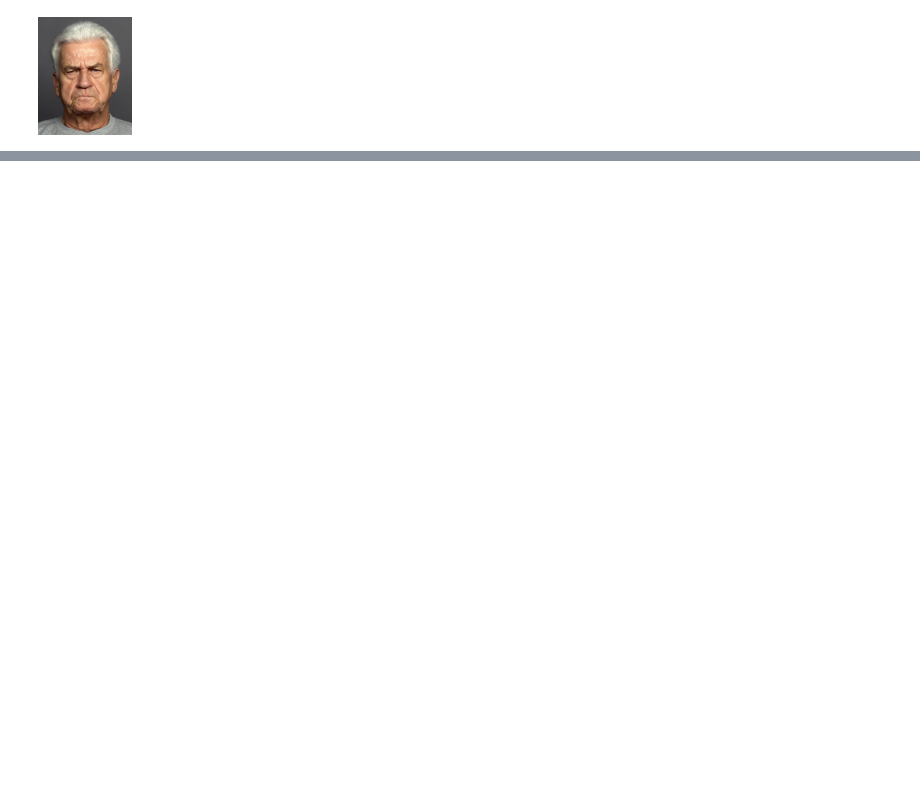
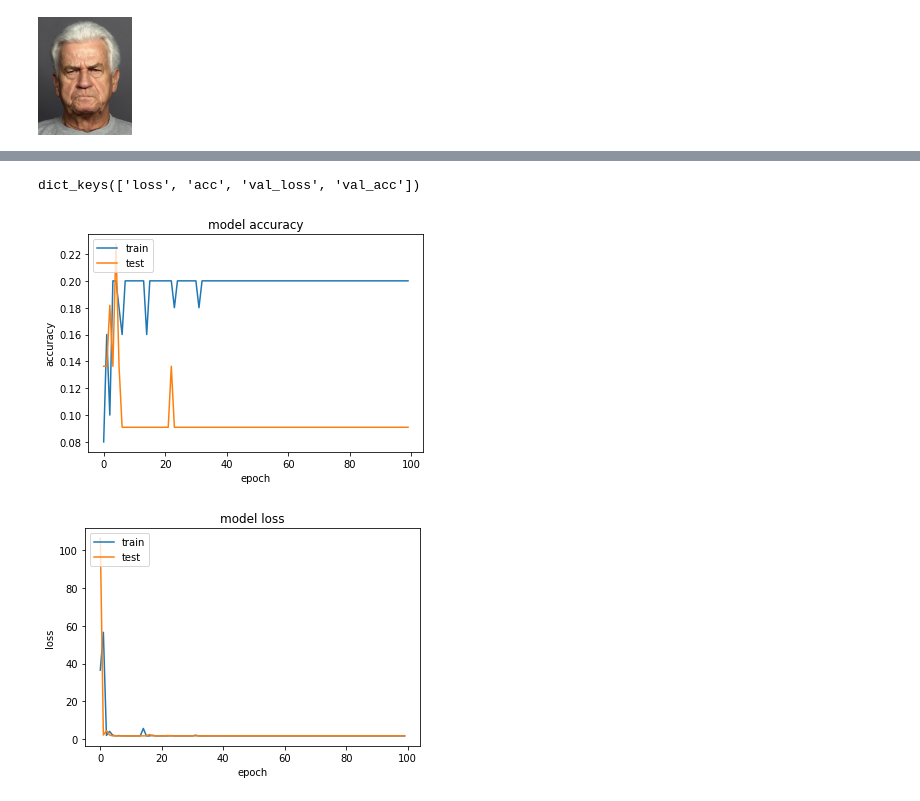
Before and after one commit to valterlucena/facial-expression-detector, a Jupyter notebook: facial_expressions_detection.ipynb, the cells around one changed output, grey strips where cells are left out. Drawn from its saved outputs; the diff is of its cells as text; code cells hidden in the pictures; blank space fills up the shorter version.

Commit message:
plota gráficos de evolução de accuracy e loss ao longo do treinamento

```diff
--- a/facial_expressions_detection.ipynb
+++ b/facial_expressions_detection.ipynb
@@ -79,7 +83,7 @@ x_train, x_test, y_train, y_test = tts(x, y, test_size=0.3)
 EPOCHS = 100
 validation_data = (x_test, y_test)
 # %%
-model.fit(x_train, y_train, validation_data=validation_data, epochs=EPOCHS)
+modelo_vgg = model.fit(x_train, y_train, validation_data=validation_data, epochs=EPOCHS)
 # %% [output]
 Train on 50 samples, validate on 22 samples
 Epoch 1/100
@@ -103,0 +105,25 @@ Epoch 10/100
+# %%
+print(modelo_vgg.history.keys())
+# %% [output]
+dict_keys(['loss', 'acc', 'val_loss', 'val_acc'])
+# %%
+import matplotlib.pyplot as plt
+
+plt.plot(modelo_vgg.history['acc'])
+plt.plot(modelo_vgg.history['val_acc'])
+plt.title('model accuracy')
+plt.ylabel('accuracy')
+plt.xlabel('epoch')
+plt.legend(['train', 'test'], loc='upper left')
+plt.show()
+
+plt.plot(modelo_vgg.history['loss'])
+plt.plot(modelo_vgg.history['val_loss'])
+plt.title('model loss')
+plt.ylabel('loss')
+plt.xlabel('epoch')
+plt.legend(['train', 'test'], loc='upper left')
+plt.show()
+# %% [output]
+[figure, added]
+[figure, added]
```
Also changed, not shown: parts of 3 cells of this notebook.
